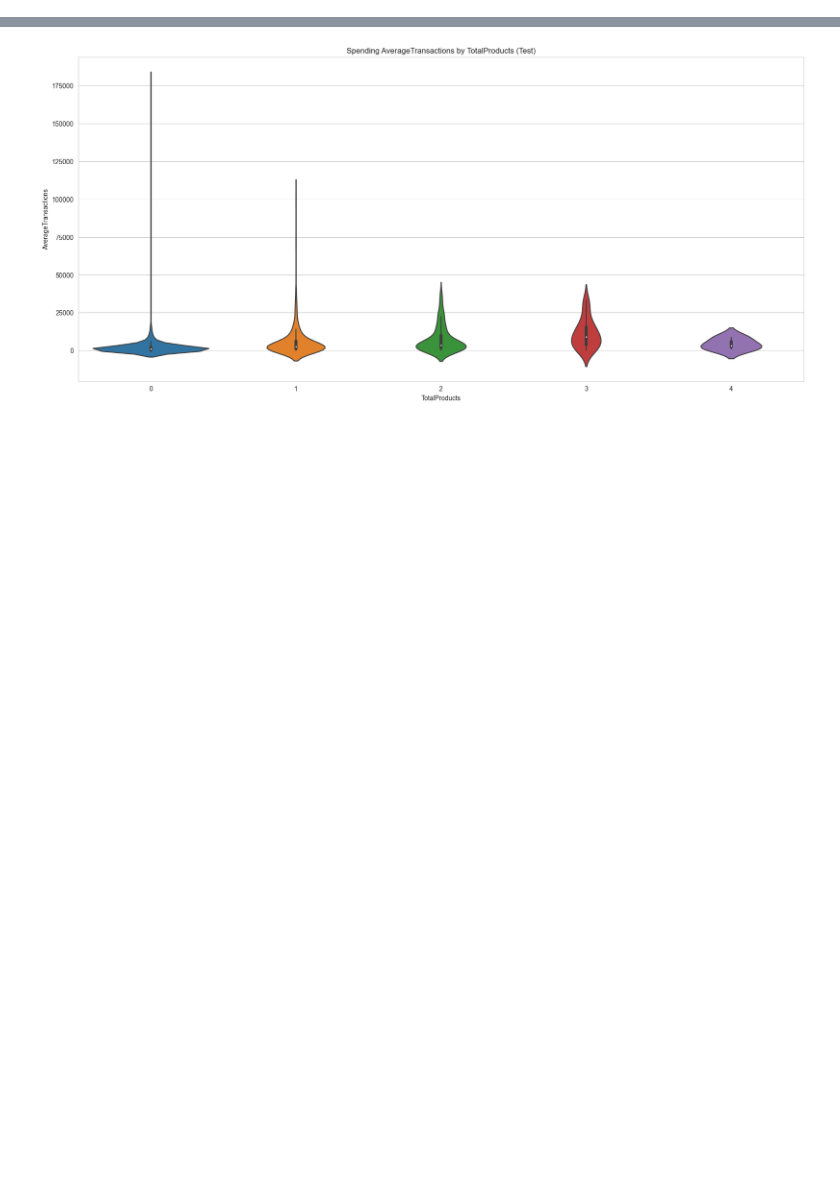
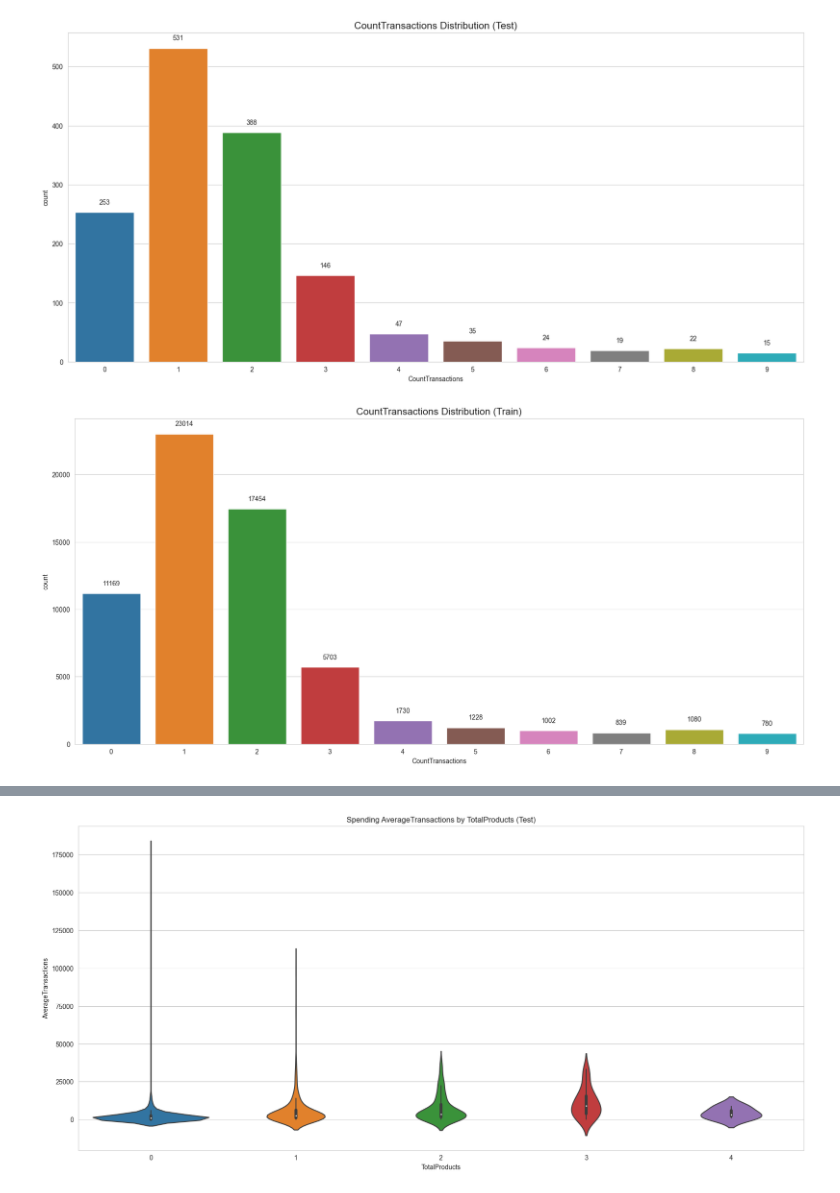
Before and after one commit to gelnomo/training-ml-python-marketing, a Jupyter notebook: marketing.ipynb, the cells around one changed output, grey strips where cells are left out. Saved outputs shown, nothing was run; the diff lists cells and outputs as text; code cells hidden in the pictures; blank space fills up the shorter version.

```diff
--- a/marketing.ipynb
+++ b/marketing.ipynb
@@ -777,0 +1007,8 @@ plt.show()
+# %%
+general_graphs.title = "CountTransactions Distribution (Test)"
+general_graphs.count_plot(df_test, "CountTransactions")
+general_graphs.title = "CountTransactions Distribution (Train)"
+general_graphs.count_plot(df_train, "CountTransactions")
+# %% [output]
+[figure, added]
+[figure, added]
```
Also changed, not shown: parts of 81 cells of this notebook, 2 other files.
